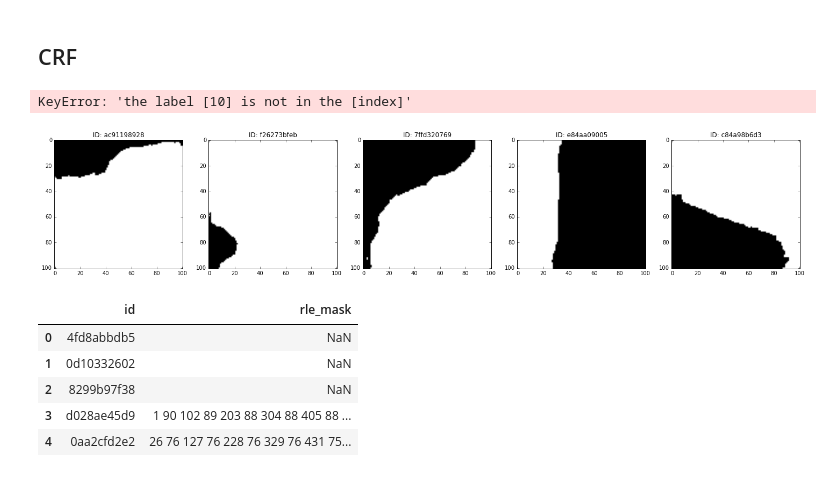
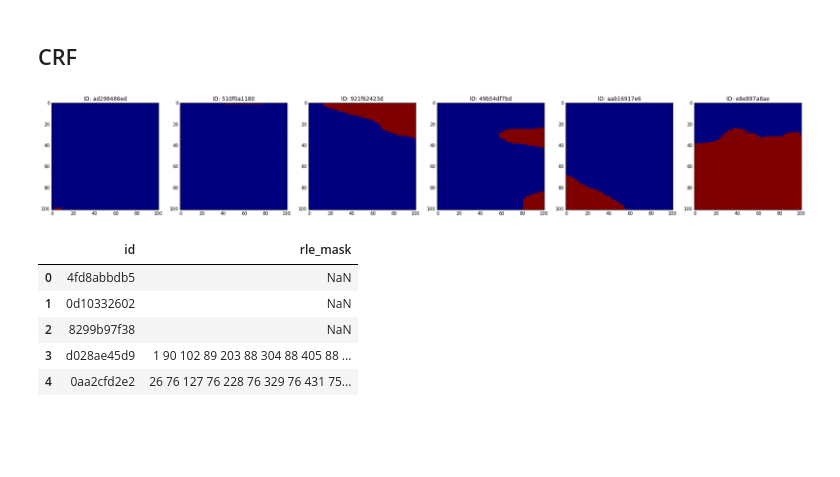
Before and after one commit to yusuke0324/tgs-salt-identification, a Jupyter notebook: make_submission.ipynb, the cells around one changed output. Cells and saved outputs as stored; diff of their text form; code cells hidden in the pictures; blank space fills up the shorter version.

```diff
--- a/make_submission.ipynb
+++ b/make_submission.ipynb
@@ -21,11 +22,12 @@ X_test, X_feat_test, _, _, _ = train_util.get_data(data_type='test', size=(128,
 # %%
 X_train, X_feat_train, Y_train, Y_no_sult, Y_salt_cls = train_util.get_data(data_type='train', size=(128, 128, 3))
 # %%
-model = load_model('./log/2018_0729_1817/best_weights.hdf5', custom_objects={
+model = load_model('./log/2018_0808_0240/best_weights.hdf5', custom_objects={
     'mean_iou': train_util.mean_iou,
     'dice_p_bce':train_util.dice_p_bce,
     'dice_coef':train_util.dice_coef,
     'true_positive_rate':train_util.true_positive_rate,
+    'iou_coef':train_util.iou_coef
 })
 # %%
 #since numpy array is Mutable, by ref
@@ -45,9 +58,10 @@ preds_test = model.predict(X_test, verbose=1)
 # %%
 
 from sklearn.cross_validation import train_test_split
-x_train, x_test, x_feat_train, x_feat_test, y_train, y_test, y_no_sult_train, y_no_sult_test = train_test_split(X_train, X_feat_train, Y_train, Y_no_sult, test_size=0.1, random_state=42)
+x_train, x_test, x_feat_train, x_feat_test, y_train, y_test, y_no_sult_train, y_no_sult_test = train_test_split(X_train, X_feat_train, Y_train, Y_no_sult, test_size=0.2, random_state=42, stratify= Y_salt_cls)
 # %%
-x_feat_train, x_feat_test = train_util.norm_X_feat(x_feat_train, x_feat_test)
-# preds_train_test = model.predict(([x_test ,x_feat_test]), verbose=1)
-preds_train_test = model.predict(x_test , verbose=1)
+# x_feat_train, x_feat_test = train_util.norm_X_feat(x_feat_train, x_feat_test)
+
+preds_train_test = model.predict(([x_test ,x_feat_test]), verbose=1)
+# preds_train_test = model.predict(x_test , verbose=1)
 # %% [output]
@@ -69,8 +83,8 @@ preds_mean_sult = preds_train_test_thresh.mean(axis=-1).mean(axis=-1).mean(axis=
 preds_no_sult = pd.DataFrame({'preds_mean_sult': preds_mean_sult, 'no_sult':y_no_sult_test, 'no_sult_prob': no_sult_preds})
 # %%
 # tgt_index = preds_no_sult[(preds_no_sult['no_sult'] == 1) & (preds_no_sult['preds_mean_sult'] != 0)].index
-tgt_index = preds_no_sult[(preds_no_sult['no_sult_prob'] > 0.5) & (preds_no_sult['preds_mean_sult'] != 0)].index
-# tgt_index = preds_no_sult[(preds_no_sult['no_sult_prob'] < 0.5) & (preds_no_sult['preds_mean_sult'] == 0)].index
+# tgt_index = preds_no_sult[(preds_no_sult['no_sult_prob'] > 0.5) & (preds_no_sult['preds_mean_sult'] != 0)].index
+tgt_index = preds_no_sult[(preds_no_sult['no_sult_prob'] < 0.5) & (preds_no_sult['preds_mean_sult'] == 0)].index
 # %%
 tgt_index
 # %% [output]
@@ -414,34 +432,33 @@ def rle_decode(mask_rle, shape=(101, 101)):
     ends = starts + lengths
     img = np.zeros(shape[0]*shape[1], dtype=np.uint8)
     for lo, hi in zip(starts, ends):
         img[lo:hi] = 1
     return img.reshape(shape)
 
 
 
 
 
 """
 reading and decoding the submission
 
 """
-df = pd.read_csv('./submission/submission8.csv')[:10]
+df = pd.read_csv('./submission/submission11.csv')[:10]
 i = 0
 j = 0
 plt.figure(figsize=(30,15))
 plt.subplots_adjust(bottom=0.2, top=0.8, hspace=0.2)  #adjust this to change vertical and horiz. spacings..
 # Visualizing the predicted outputs
 while True:
     if str(df.loc[i,'rle_mask'])!=str(np.nan):
         decoded_mask = rle_decode(df.loc[i,'rle_mask'])
         plt.subplot(1,6,j+1)
         plt.imshow(decoded_mask)
         plt.title('ID: '+df.loc[i,'id'])
         j = j + 1
         if j>5:
             break
     i = i + 1
 # %% [output]
-KeyError: 'the label [10] is not in the [index]'
-[figure, old version]
+[figure, new version]
 # %%
```
Also changed, not shown: parts of 20 cells of this notebook, 8 other files.
